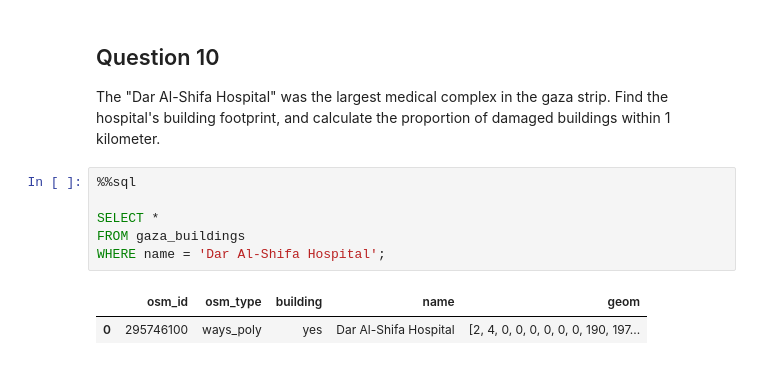
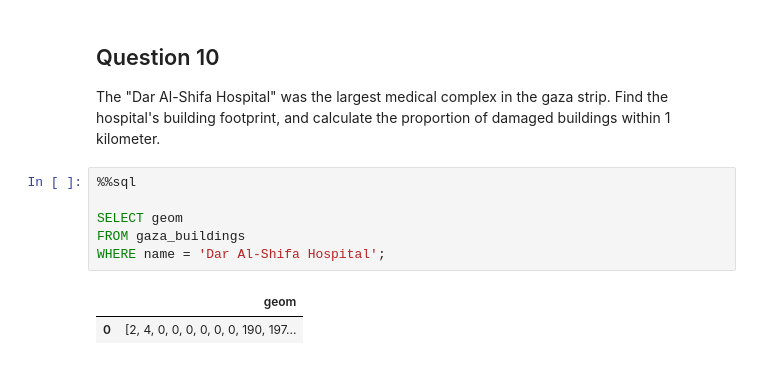
Before and after one commit to VeraLi0710/USS-study, a Jupyter notebook: W05_quiz_2025.ipynb, the cells around one changed output. Saved outputs shown, nothing was run; the diff lists cells and outputs as text.

```diff
--- a/W05_quiz_2025.ipynb
+++ b/W05_quiz_2025.ipynb
@@ -436,12 +436,12 @@ The "Dar Al-Shifa Hospital" was the largest medical complex in the gaza strip. F
 # %%
 %%sql
 
-SELECT *
+SELECT geom
 FROM gaza_buildings
 WHERE name = 'Dar Al-Shifa Hospital';
 # %% [output]
-|  | osm_id | osm_type | building | name | geom |
-| 0 | 295746100 | ways_poly | yes | Dar Al-Shifa Hospital | [2, 4, 0, 0, 0, 0, 0, 0, 190, 197... |
+|  | geom |
+| 0 | [2, 4, 0, 0, 0, 0, 0, 0, 190, 197... |
 # %%
 %%sql
 
```
Also changed, not shown: parts of 2 cells of this notebook.
